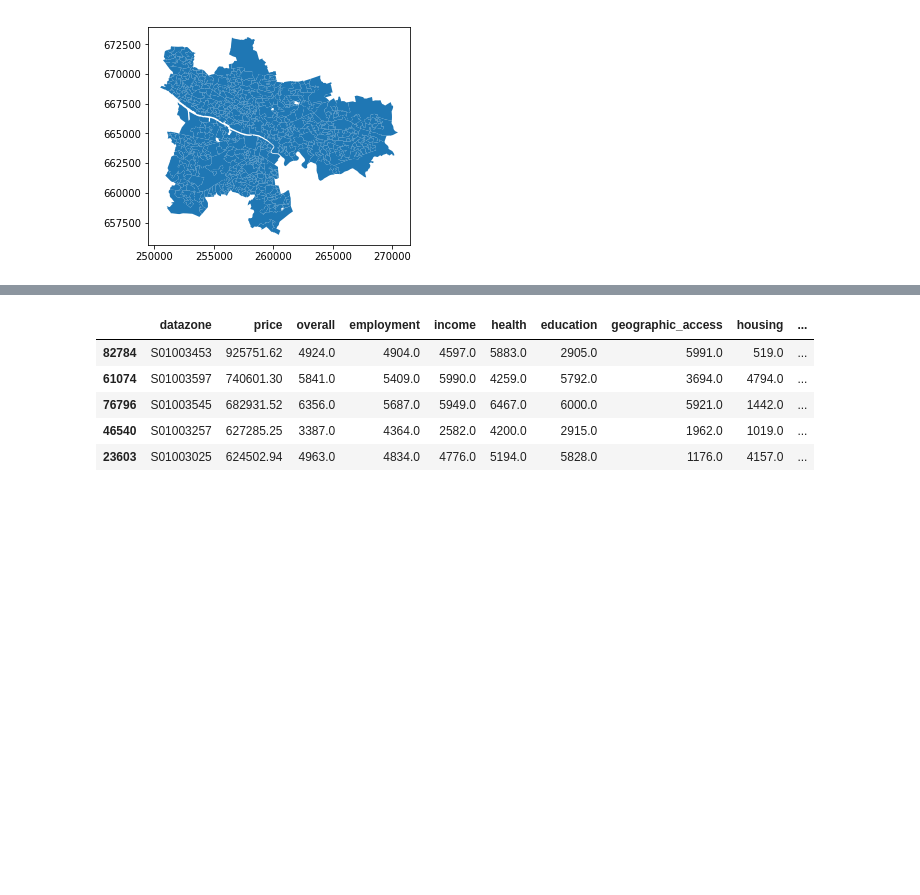
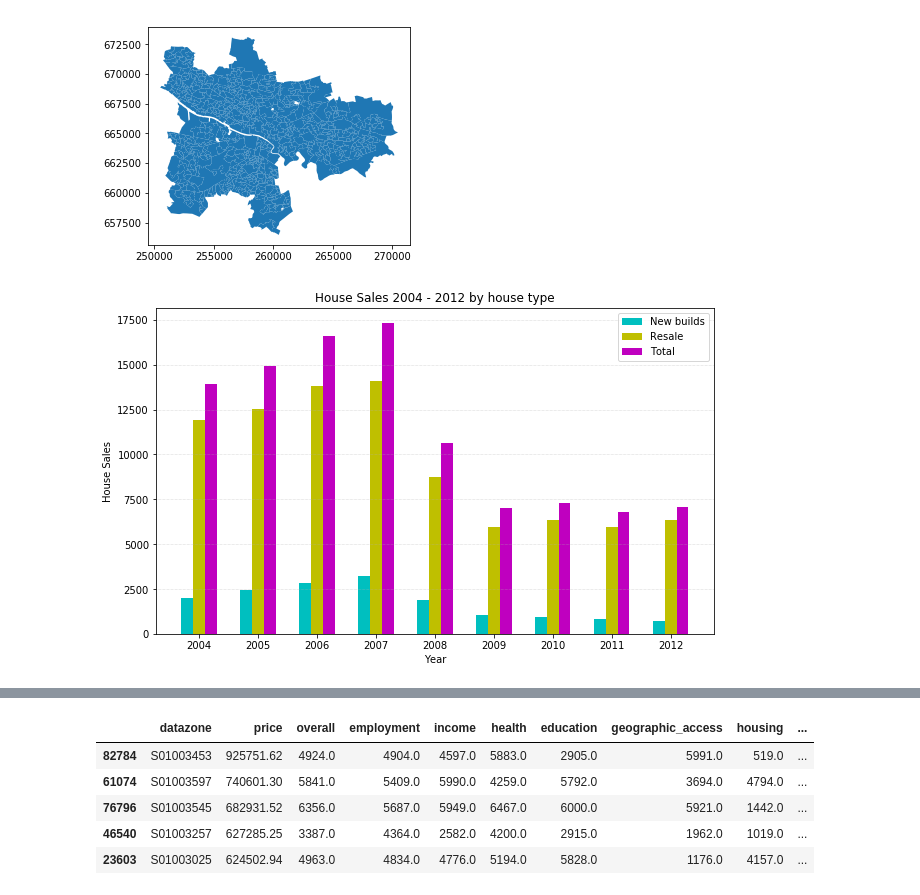
Before and after one commit to dathpo/Glasgow-Housing-Price-Prediction, a Jupyter notebook: Glasgow Housing Price Prediction.ipynb, the cells around one changed output, grey strips where cells are left out. Drawn from its saved outputs; the diff is of its cells as text; code cells hidden in the pictures; blank space fills up the shorter version.

Commit message:
Plotting continues

```diff
--- a/Glasgow Housing Price Prediction.ipynb
+++ b/Glasgow Housing Price Prediction.ipynb
@@ -175,10 +179,63 @@ df = df.sort_values(by=['sale_date', 'july_2013_price'], ascending=False)
 df = df[['street', 'postcode', 'datazone', 'local_housing_forum', overall_col, empl_col, income_col,
                      health_col, edu_col, geo_col, housing_col, crime_col, 'sale_date', 'sale_quarter',
                      'sale_year', 'sale_month', 'nominal_price', 'july_2013_price', 'build', 'buyer_origin']]
-# %%
-df.local_housing_forum = df.local_housing_forum.str.replace(' ', '_')
-df = pd.get_dummies(df, columns=['build'], drop_first=True)
-df = pd.get_dummies(df, columns=['local_housing_forum'])
-
-df = df[pd.notnull(df['crime_deprivation_rank'])]               # Drop NaN rows, keeps 2006, 2009, 2012 only
-df.drop(columns='nominal_price', inplace=True)
+# %%
+# fig = plt.figure(figsize=(10,6))
+# years = {}
+# years = defaultdict(lambda: 0, years)
+
+# for row in df.itertuples():
+#     try:
+#         years[int(row.sale_year)] += 1
+#     except:
+#         print()
+
+# (labels, values) = zip(*years.items())
+# labels, values  = zip(*sorted(zip(labels, values), ))
+
+# y_pos = np.arange(len(labels))
+# plt.bar(y_pos, values, align='center', alpha=0.7, color='g')
+# plt.xticks(y_pos, labels)
+# plt.grid(linestyle=':', linewidth=0.5, axis='y')
+# plt.title("House Sales 2004 - 2012")
+# plt.xlabel("Year")
+# plt.ylabel("House Sales")
+# fig.savefig('sales_per_year.pdf', bbox_inches="tight")
+
+fig = plt.figure(figsize=(10,6))
+ax = plt.subplot(111)
+years = ['2004','2005','2006','2007','2008','2009','2010','2011','2012']
+
+def inc(string):
+    l = []
+    year = 2004
+    for i in range(0,9):
+        if string == 't':
+            n = len(df[df.sale_year.isin([str(year)])])
+        else:
+            n = len(df[df.sale_year.isin([str(year)]) & df.build.isin([string])])
+        l.append(n)
+        year+=1
+    return l
+
+# print(len(df[df.sale_year.isin([str(2012)])]))
+
+n = inc('NEW')
+r = inc('RESALE')
+t = inc('t')
+
+_X = np.arange(len(years))
+# plt.yticks(np.arange(0, 1, 0.1))
+
+plt.bar(_X - 0.2, n, 0.2, color='c')
+plt.bar(_X, r, 0.2, color='y')
+plt.bar(_X+0.2, t, 0.2, color='m')
+plt.xticks(_X, years) # set labels manually
+plt.grid(linestyle=':', linewidth=0.5, axis='y')
+plt.title("House Sales 2004 - 2012 by house type")
+plt.xlabel("Year")
+plt.ylabel("House Sales")
+ax.legend(('New builds', 'Resale','Total'))
+fig.savefig('sales_per_year.pdf', bbox_inches="tight")
+# %% [output]
+[figure, added]
```
Also changed, not shown: parts of 77 cells of this notebook, 13 other files.
